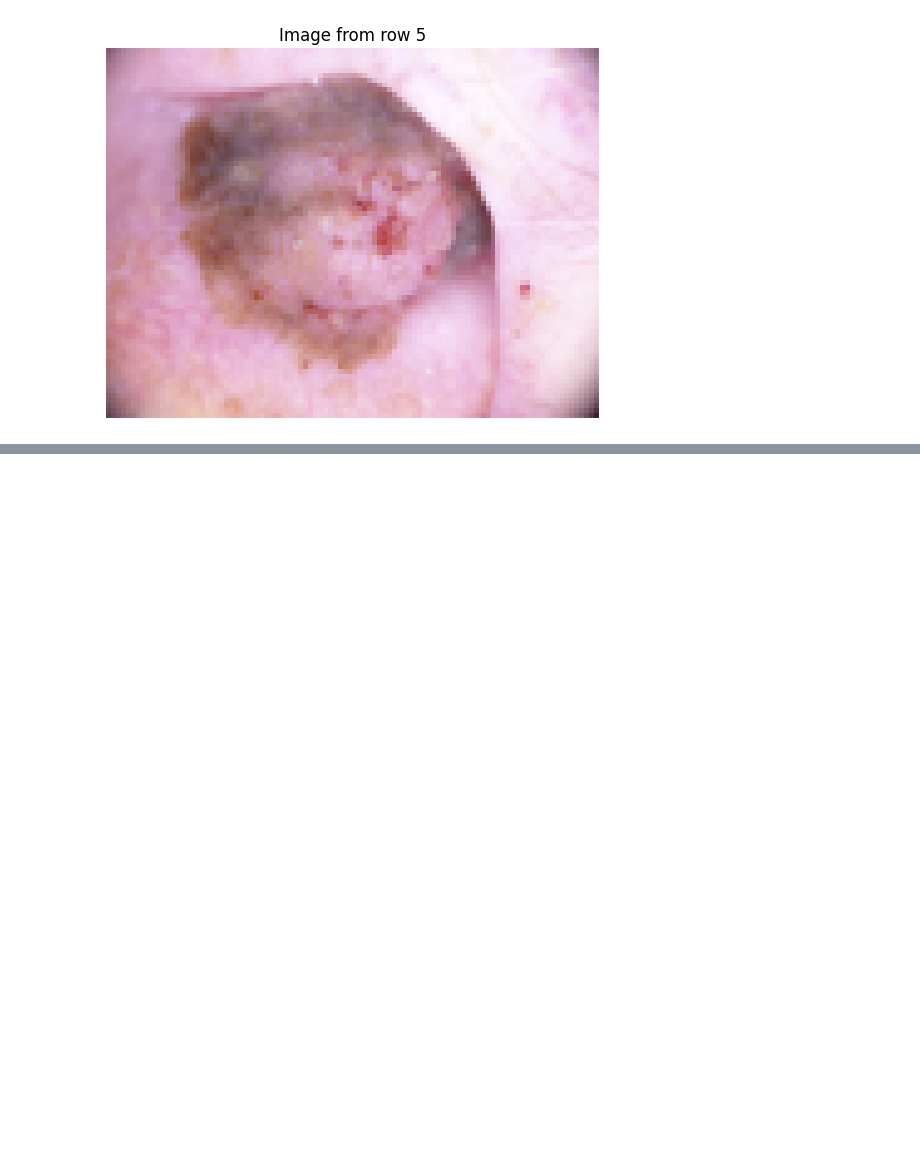
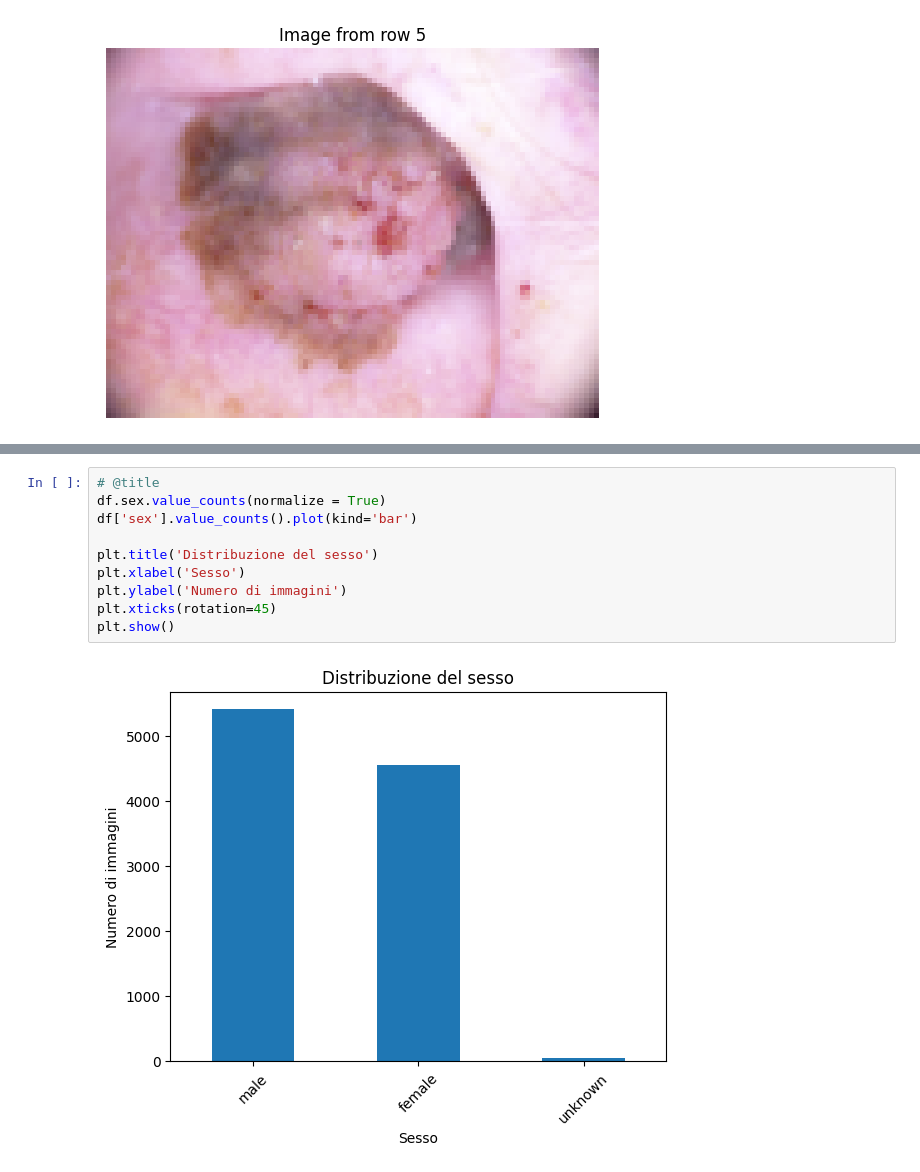
Before and after one commit to lorenzovaresio/AI_Medicine, a Jupyter notebook: Project.ipynb, the cells around one changed output, grey strips where cells are left out. Cells and saved outputs as stored; diff of their text form; blank space fills up the shorter version.

```diff
--- a/Project.ipynb
+++ b/Project.ipynb
@@ -91,0 +283,12 @@ Prossimi step: dividere dataset in train e test, e poi capire cosa vogliamo prov
+# %%
+# @title
+df.sex.value_counts(normalize = True)
+df['sex'].value_counts().plot(kind='bar')
+
+plt.title('Distribuzione del sesso')
+plt.xlabel('Sesso')
+plt.ylabel('Numero di immagini')
+plt.xticks(rotation=45)
+plt.show()
+# %% [output]
+[figure, added]
```
Also changed, not shown: parts of 32 cells of this notebook.
